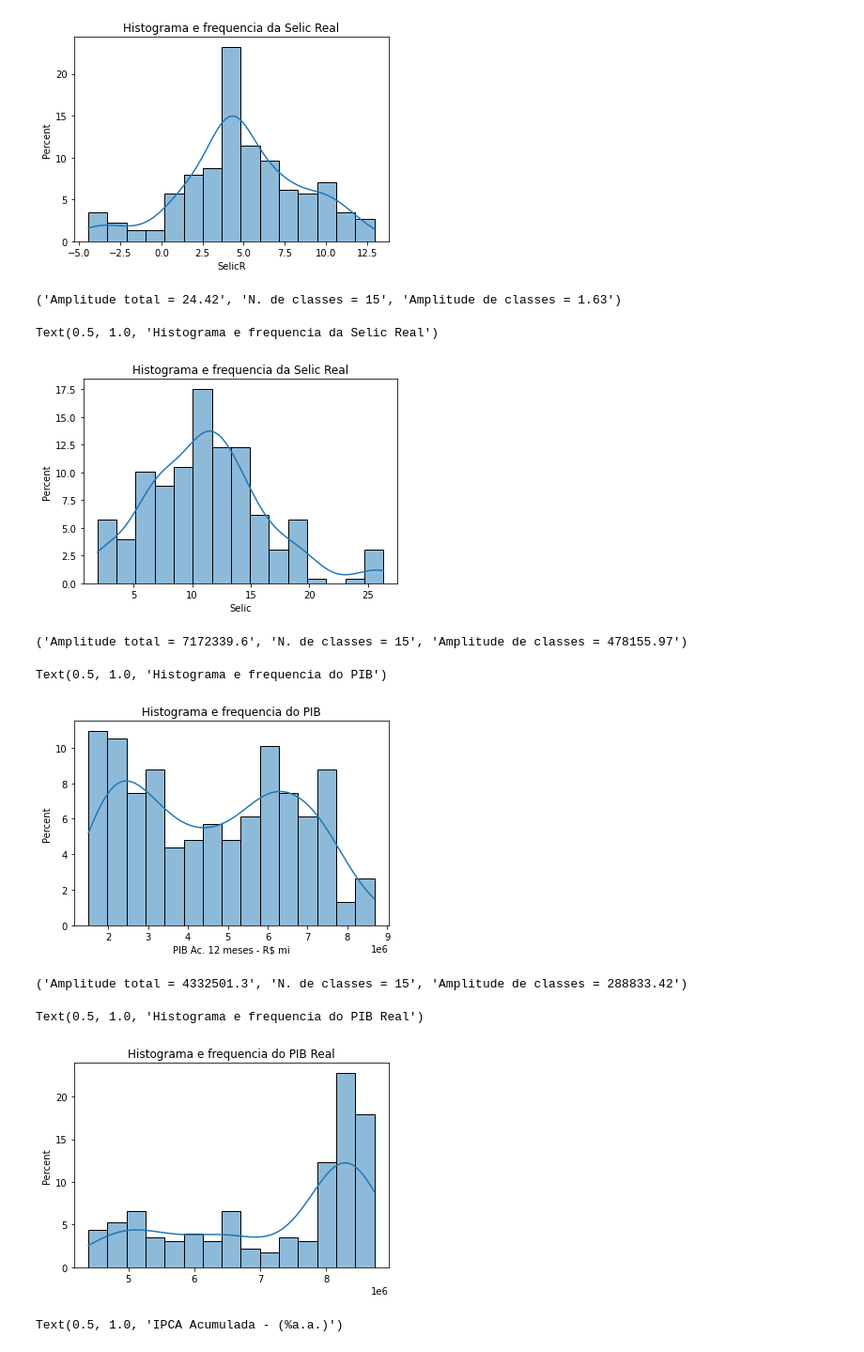
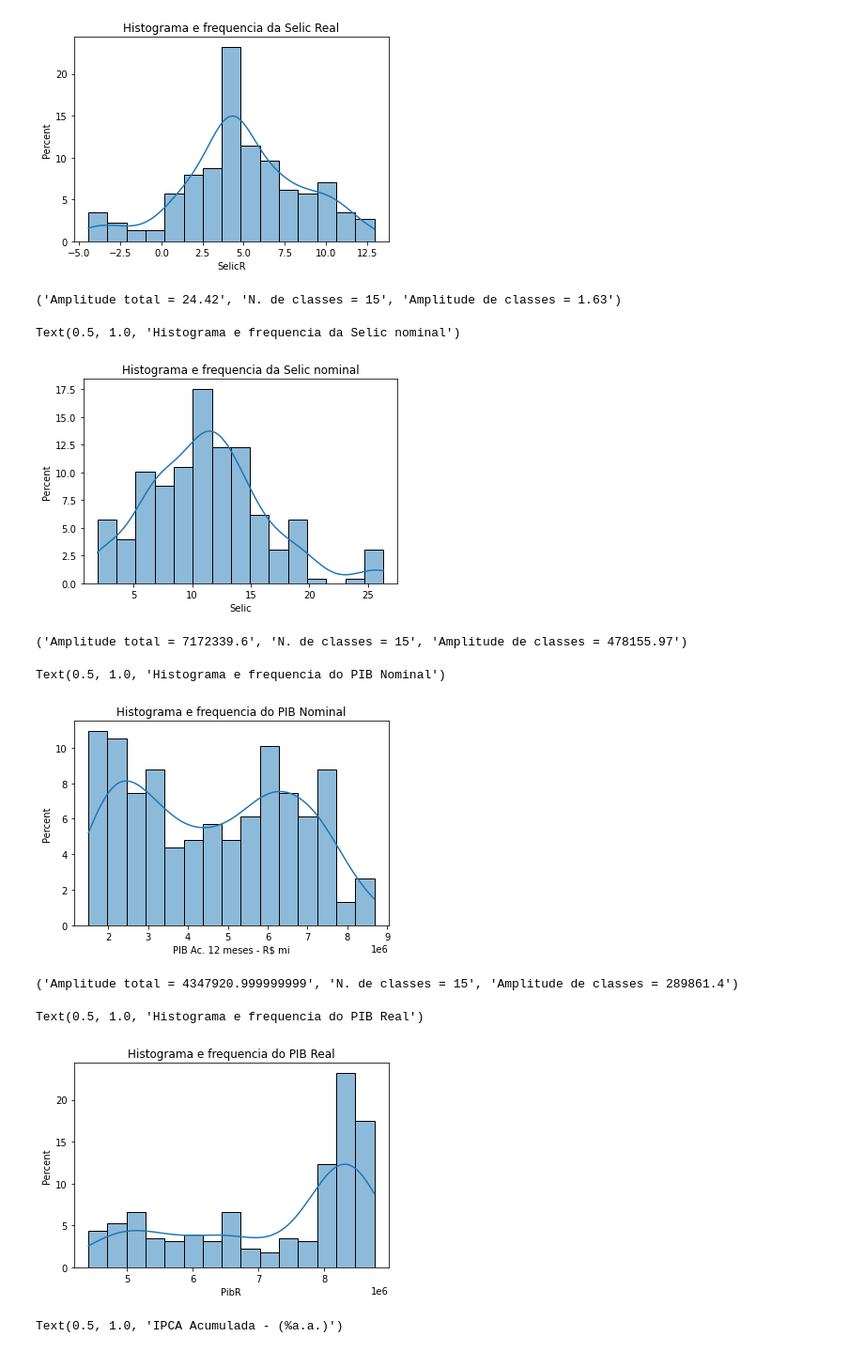
Before and after one commit to rehpires/EconometriaUFPB-2022, a Jupyter notebook: Script.ipynb, the cells around one changed output. Shown at 94% size. Drawn from its saved outputs; the diff is of its cells as text; code cells hidden in the pictures.

```diff
--- a/Script.ipynb
+++ b/Script.ipynb
@@ -192,11 +194,11 @@ sns.histplot(x=selic,
              kde=True,
              legend=True,
              bins=k,
-             stat="percent").set_title("Histograma e frequencia da Selic Real")
+             stat="percent").set_title("Histograma e frequencia da Selic nominal")
 # %% [output]
 ('Amplitude total = 24.42', 'N. de classes = 15', 'Amplitude de classes = 1.63')
-Text(0.5, 1.0, 'Histograma e frequencia da Selic Real')
+Text(0.5, 1.0, 'Histograma e frequencia da Selic nominal')
-[figure, old version]
+[figure, new version]
 # %%
 #Disposição dos histogramas com as distribuições, desconsiderando o ipca acumulado por ser uma variável acumulada
 freq_pib = ac(pib)
@@ -207,29 +209,28 @@ sns.histplot(x=pib,
              kde=True,
              legend=True,
              bins=k,
-             stat="percent").set_title("Histograma e frequencia do PIB")
+             stat="percent").set_title("Histograma e frequencia do PIB Nominal")
 # %% [output]
 ('Amplitude total = 7172339.6', 'N. de classes = 15', 'Amplitude de classes = 478155.97')
-Text(0.5, 1.0, 'Histograma e frequencia do PIB')
+Text(0.5, 1.0, 'Histograma e frequencia do PIB Nominal')
-[figure, old version]
+[figure, new version]
 # %%
 #Disposição do histogramas com as distribuições
-pibr = round(((pib/numero_indice) * 100),2)
-df["PIB Real"] = pibr
+pibr = df["PibR"]
 
 freq_pibr= ac(pibr) # reiterando o função de frequencia utilizada anteriormente
 print(freq_pibr, "\n")
 
 k = round(np.sqrt(pd.Series.count(pibr)))
 sns.histplot(x=pibr,
              kde=True,
              legend=True,
              bins=k,
              stat="percent").set_title("Histograma e frequencia do PIB Real")
 # %% [output]
-('Amplitude total = 4332501.3', 'N. de classes = 15', 'Amplitude de classes = 288833.42')
+('Amplitude total = 4347920.999999999', 'N. de classes = 15', 'Amplitude de classes = 289861.4')
 Text(0.5, 1.0, 'Histograma e frequencia do PIB Real')
-[figure, old version]
+[figure, new version]
 # %%
 fig, ax = plt.subplots(1,1)
 
```
Also changed, not shown: parts of 39 cells of this notebook, 4 other files.
